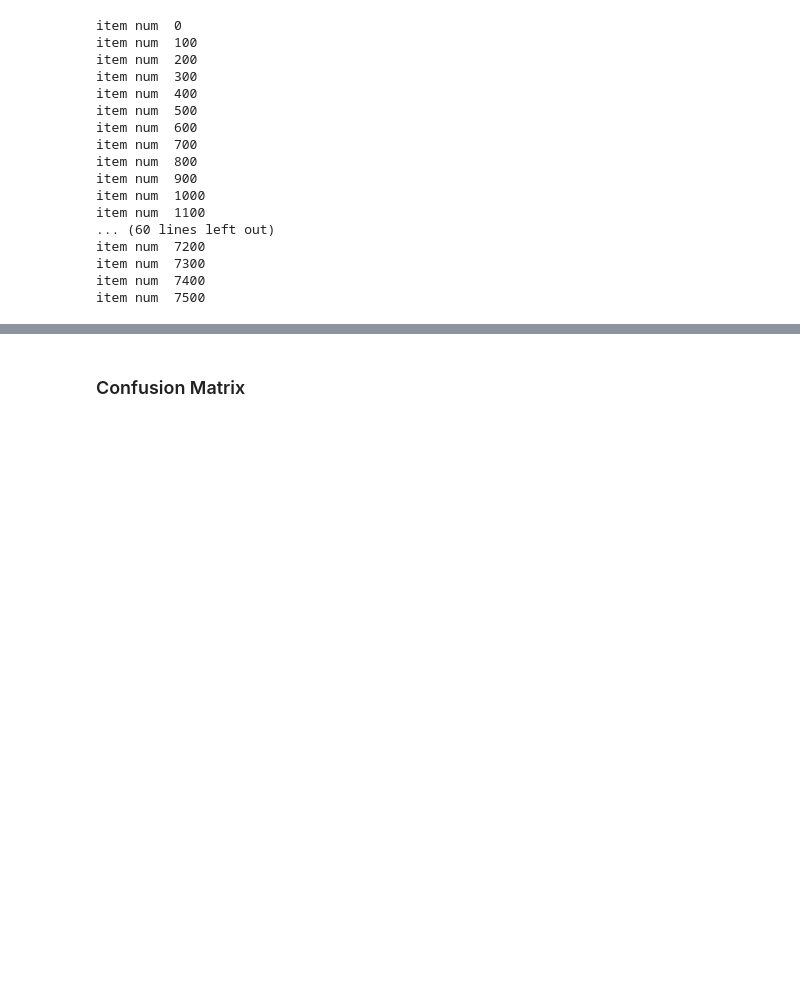
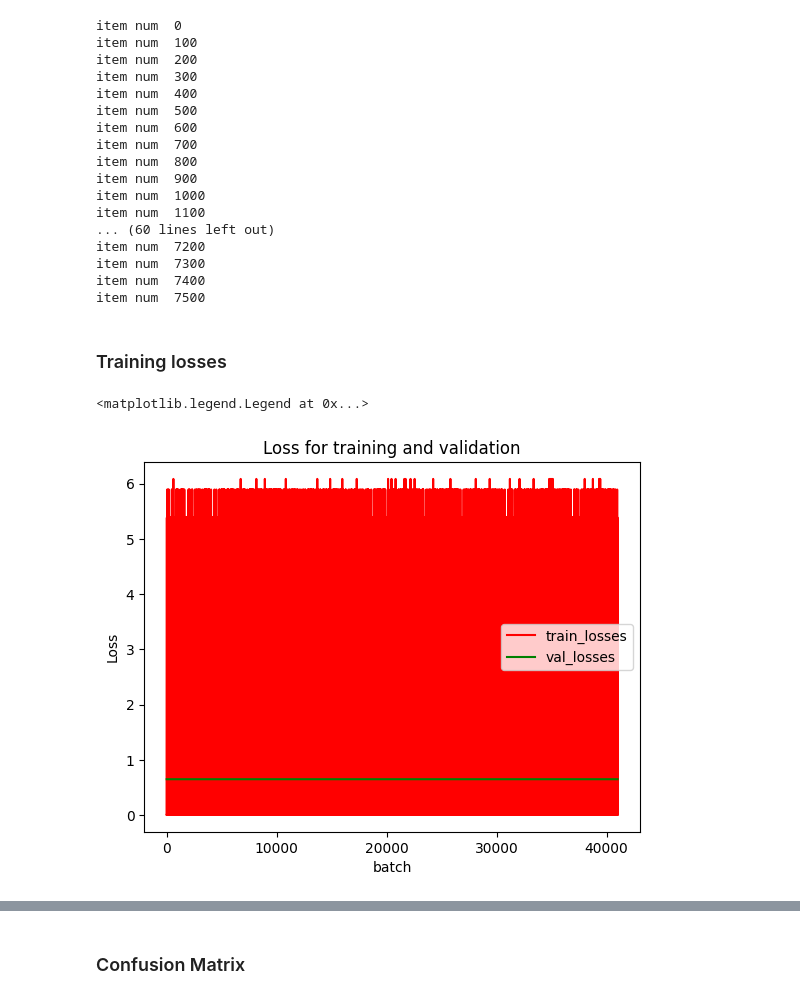
Before and after one commit to livmabj/multimodal_healthcare, a Jupyter notebook: eval.ipynb, the cells around one changed output, grey strips where cells are left out. Cells and saved outputs as stored; diff of their text form; code cells hidden in the pictures; blank space fills up the shorter version.

Commit message:
:sparkles: added more visualization of performance

```diff
--- a/eval.ipynb
+++ b/eval.ipynb
@@ -94,3 +94,38 @@ item num  7200
 item num  7300
 item num  7400
 item num  7500
+# %% [markdown]
+### Training losses
+# %%
+with open(r"train_losses.pkl", "rb") as input_file:
+    train_losses = pickle.load(input_file)
+
+with open(r"train_accs.pkl", "rb") as input_file:
+    train_accs = pickle.load(input_file)
+
+with open(r"val_losses.pkl", "rb") as input_file:
+    val_losses = pickle.load(input_file)
+
+with open(r"val_accs.pkl", "rb") as input_file:
+    val_accs = pickle.load(input_file)
+# %%
+x = list(range(len(train_losses)))
+
+repetitions = len(train_losses) // len(val_losses)
+extended_val_loss = [element for element in val_losses for _ in range(repetitions)]
+
+remaining_elements = len(train_losses) % len(val_losses)
+if remaining_elements > 0:
+    extended_val_loss += val_losses[:remaining_elements]
+
+plt.plot(x, train_losses, color='r', label='train_losses')
+plt.plot(x, extended_val_loss, color='g', label='val_losses')
+
+plt.title('Loss for training and validation')
+plt.ylabel('Loss')
+plt.xlabel('batch')
+
+plt.legend()
+# %% [output]
+<matplotlib.legend.Legend at 0x...>
+[figure, added]
```
Also changed, not shown: parts of 1 cell of this notebook.
